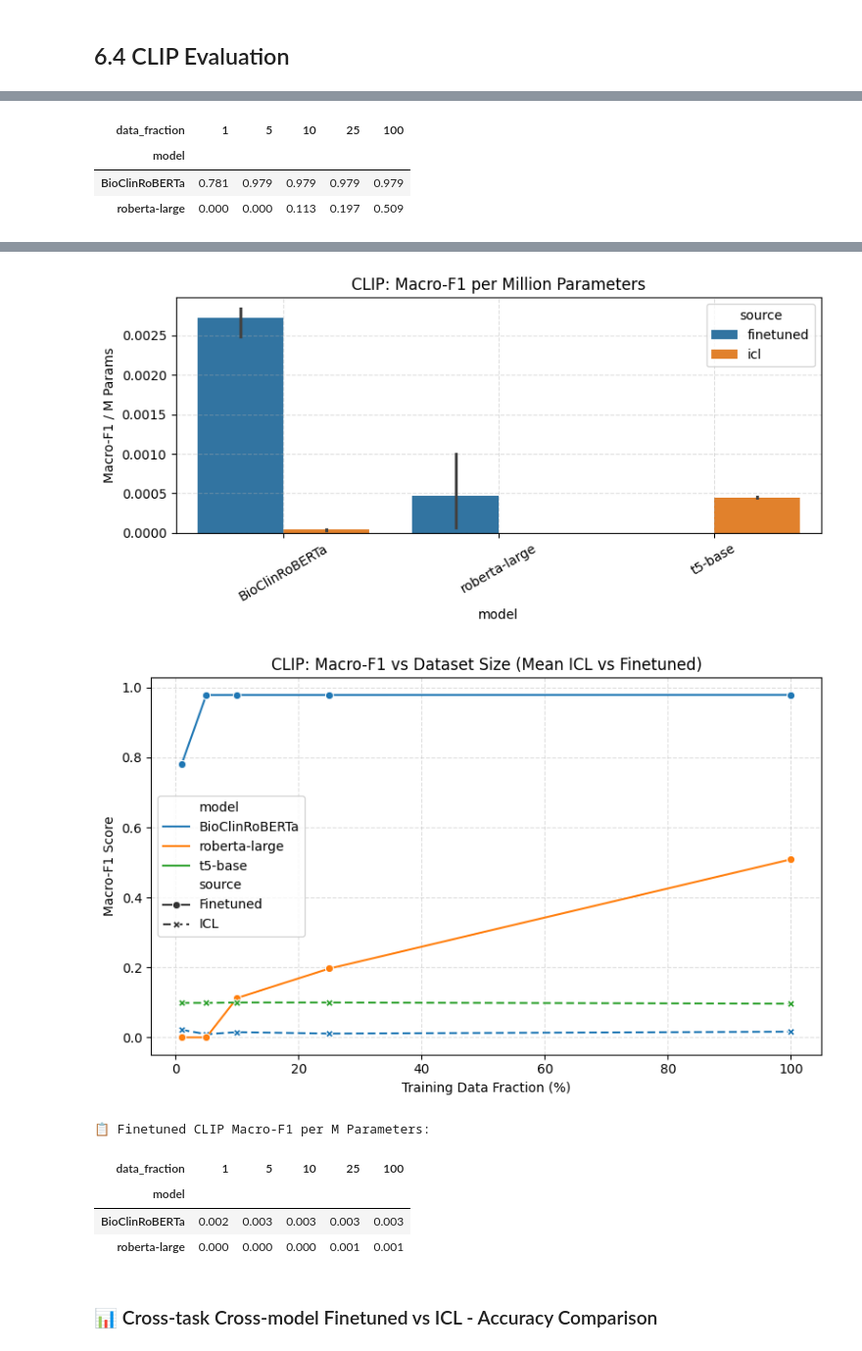
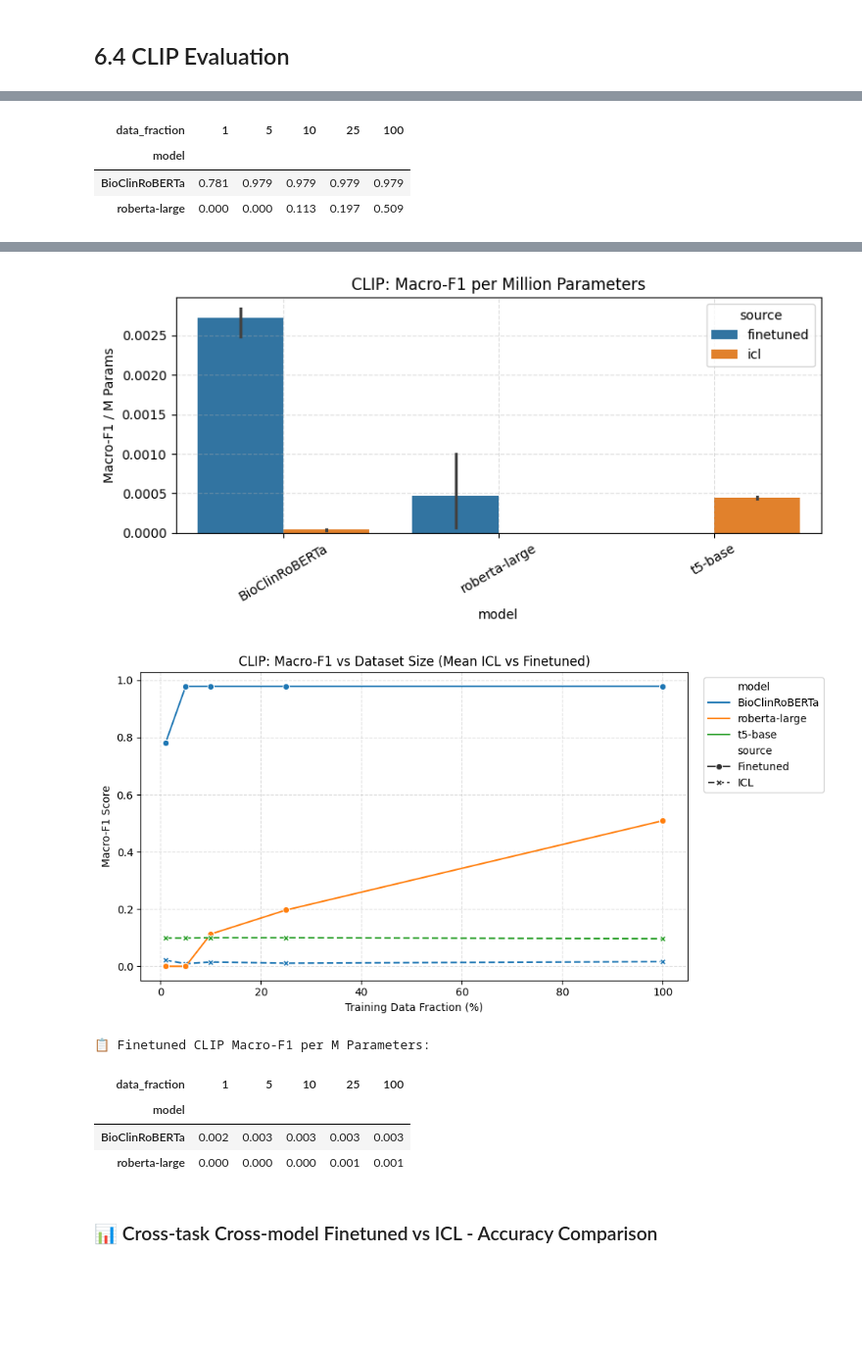
Before and after one commit to AbrahamArellano/UIUC-DL4H-Clinical-LLM-Evaluation, a Jupyter notebook: notebooks/dlh_project_phase_6.ipynb, the cells around one changed output, grey strips where cells are left out. Shown at 98% size. Saved outputs shown, nothing was run; the diff lists cells and outputs as text; code cells hidden in the pictures; blank space fills up the shorter version.

```diff
--- a/notebooks/dlh_project_phase_6.ipynb
+++ b/notebooks/dlh_project_phase_6.ipynb
@@ -673,39 +679,41 @@ plt.xlabel("Training Data Fraction (%)")
 plt.ylabel("Macro-F1 Score")
 plt.grid(True, linestyle="--", alpha=0.4)
 plt.tight_layout()
+# Add legend in the right bottom
+plt.legend(bbox_to_anchor=(1.02, 1), loc="upper left")
 plt.savefig(RESULTS_DIR + "/clip/clip_macro_f1_vs_fraction_mean_icl.png", dpi=300)
 plt.show()
 
 # ── 4. Table: Macro-F1 per M Parameter (Finetuned) ───────────────────────────
 print("📋 Finetuned CLIP Macro-F1 per M Parameters:")
 display(df_finetuned_clip.pivot_table(
     index="model",
     columns="data_fraction",
     values="macro_f1_per_M"
 ).style.format("{:.3f}"))
 # %% [output]
 📊 CLIP micro_F1 / macro_F1 by model × fraction
                 macro_f1                                          micro_f1  \
 data_fraction        1         5         10        25        100       1
 model
 BioClinRoBERTa  0.780842  0.978737  0.978875  0.978875  0.979133  0.766065
 roberta-large   0.000000  0.000000  0.112554  0.196738  0.508914  0.000000
 
 
 data_fraction        5         10        25        100
 model
 BioClinRoBERTa  0.938626  0.938700  0.938697  0.938822
 roberta-large   0.000000  0.560531  0.652004  0.748522
 
 📋 Finetuned CLIP Macro-F1 Table:
 | data_fraction | 1 | 5 | 10 | 25 | 100 |
 | model |  |  |  |  |  |
 | BioClinRoBERTa | 0.781 | 0.979 | 0.979 | 0.979 | 0.979 |
 | roberta-large | 0.000 | 0.000 | 0.113 | 0.197 | 0.509 |
 [figure]
 [figure]
 [figure]
-[figure, old version]
+[figure, new version]
 📋 Finetuned CLIP Macro-F1 per M Parameters:
 | data_fraction | 1 | 5 | 10 | 25 | 100 |
 | model |  |  |  |  |  |
```
Also changed, not shown: parts of 4 cells of this notebook.
